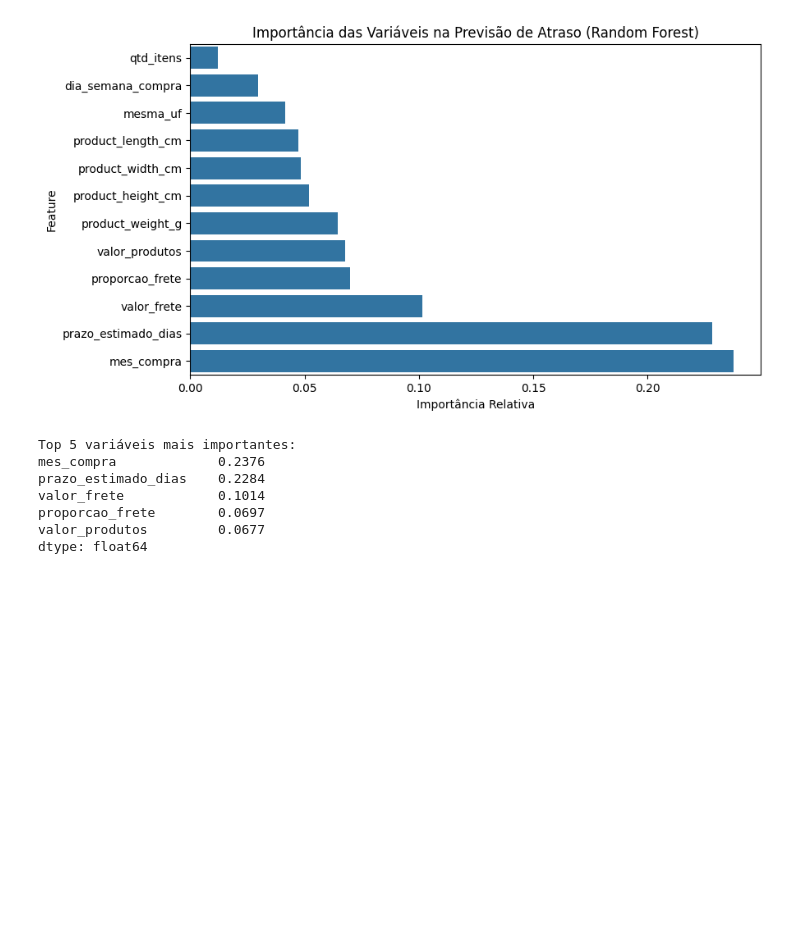
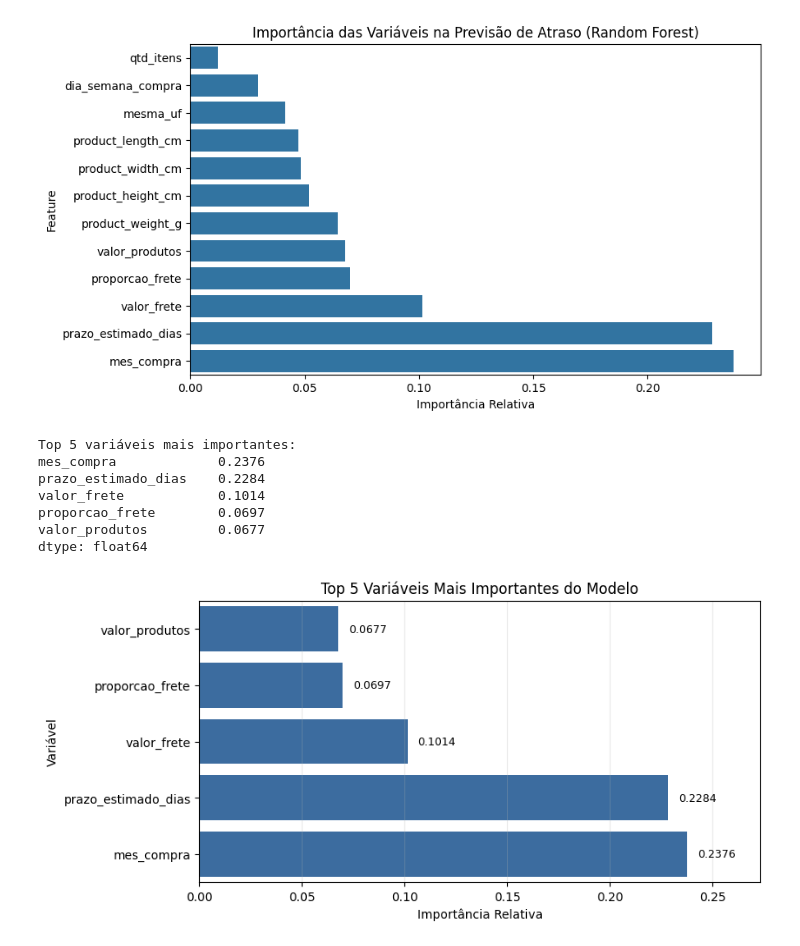
Before and after one commit to 2Bert0/Analise-Operacional-Giro-Receita-Frete-por-Categoria-Produto, a Jupyter notebook: Previsão_entrega_pedido.ipynb, the cells around one changed output. Cells and saved outputs as stored; diff of their text form; code cells hidden in the pictures; blank space fills up the shorter version.

```diff
--- a/Previsão_entrega_pedido.ipynb
+++ b/Previsão_entrega_pedido.ipynb
@@ -225,3 +225,38 @@ valor_frete            0.1014
 proporcao_frete        0.0697
 valor_produtos         0.0677
 dtype: float64
+# %%
+import matplotlib.pyplot as plt
+import pandas as pd
+import seaborn as sns
+
+# Reconstroi a série exata da saída obtida no modelo
+importancias = pd.Series({
+    "mes_compra": 0.2376,
+    "prazo_estimado_dias": 0.2284,
+    "valor_frete": 0.1014,
+    "proporcao_frete": 0.0697,
+    "valor_produtos": 0.0677,
+}).sort_values(ascending=True)
+
+fig, ax = plt.subplots(figsize=(8.5, 4.2))
+
+# Gráfico de barras horizontais ordenado do menor para o maior para leitura direta
+sns.barplot(x=importancias.values, y=importancias.index, ax=ax, color="#2b6cb0")
+ax.set_title("Top 5 Variáveis Mais Importantes do Modelo")
+ax.set_xlabel("Importância Relativa")
+ax.set_ylabel("Variável")
+ax.set_xlim(0, importancias.max() * 1.15)
+ax.grid(axis="x", alpha=0.25)
+
+# Adiciona os valores exatos ao lado de cada barra para facilitar a leitura
+for i, valor in enumerate(importancias.values):
+  ax.text(valor + 0.005, i, f"{valor:.4f}", va="center", fontsize=9)
+
+plt.tight_layout()
+
+# Salva em alta resolução antes de exibir para usar no repositório
+plt.savefig("top5_variaveis_importantes.png", dpi=300, bbox_inches="tight")
+plt.show()
+# %% [output]
+[figure, added]
```
